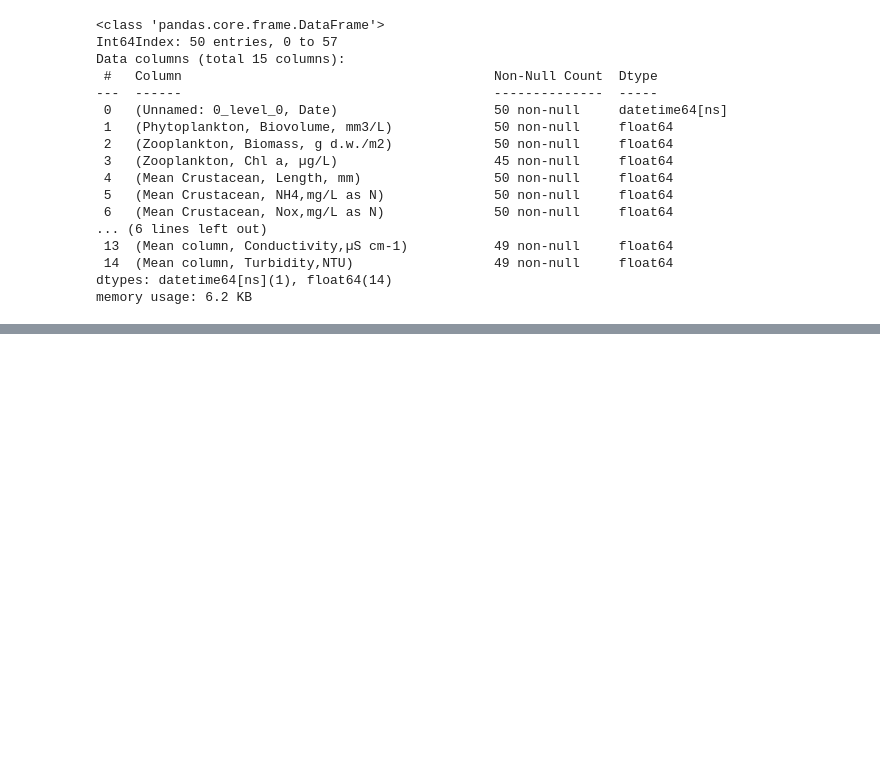
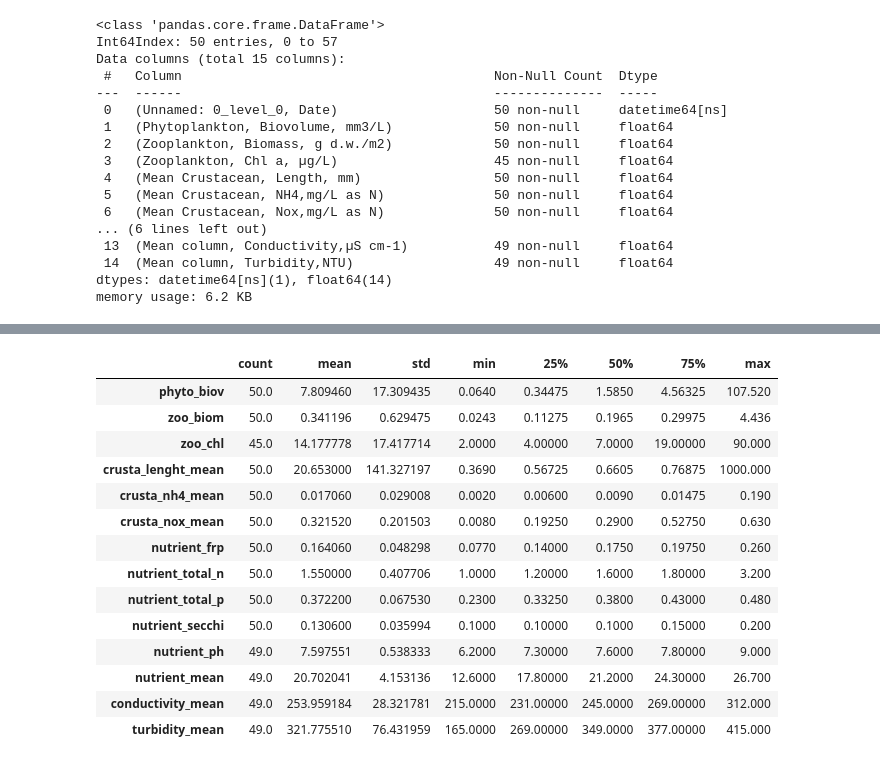
Before and after one commit to mezgoodle/ad_labs, a Jupyter notebook: docs/lab6/lab6.ipynb, the cells around one changed output, grey strips where cells are left out. Saved outputs shown, nothing was run; the diff lists cells and outputs as text; code cells hidden in the pictures; blank space fills up the shorter version.

```diff
--- a/docs/lab6/lab6.ipynb
+++ b/docs/lab6/lab6.ipynb
@@ -215,0 +239,18 @@ df.columns=['Date', 'phyto_biov', 'zoo_biom', 'zoo_chl', 'crusta_lenght_mean',
+# %%
+df.describe().T
+# %% [output]
+|  | count | mean | std | min | 25% | 50% | 75% | max |
+| phyto_biov | 50.0 | 7.809460 | 17.309435 | 0.0640 | 0.34475 | 1.5850 | 4.56325 | 107.520 |
+| zoo_biom | 50.0 | 0.341196 | 0.629475 | 0.0243 | 0.11275 | 0.1965 | 0.29975 | 4.436 |
+| zoo_chl | 45.0 | 14.177778 | 17.417714 | 2.0000 | 4.00000 | 7.0000 | 19.00000 | 90.000 |
+| crusta_lenght_mean | 50.0 | 20.653000 | 141.327197 | 0.3690 | 0.56725 | 0.6605 | 0.76875 | 1000.000 |
+| crusta_nh4_mean | 50.0 | 0.017060 | 0.029008 | 0.0020 | 0.00600 | 0.0090 | 0.01475 | 0.190 |
+| crusta_nox_mean | 50.0 | 0.321520 | 0.201503 | 0.0080 | 0.19250 | 0.2900 | 0.52750 | 0.630 |
+| nutrient_frp | 50.0 | 0.164060 | 0.048298 | 0.0770 | 0.14000 | 0.1750 | 0.19750 | 0.260 |
+| nutrient_total_n | 50.0 | 1.550000 | 0.407706 | 1.0000 | 1.20000 | 1.6000 | 1.80000 | 3.200 |
+| nutrient_total_p | 50.0 | 0.372200 | 0.067530 | 0.2300 | 0.33250 | 0.3800 | 0.43000 | 0.480 |
+| nutrient_secchi | 50.0 | 0.130600 | 0.035994 | 0.1000 | 0.10000 | 0.1000 | 0.15000 | 0.200 |
+| nutrient_ph | 49.0 | 7.597551 | 0.538333 | 6.2000 | 7.30000 | 7.6000 | 7.80000 | 9.000 |
+| nutrient_mean | 49.0 | 20.702041 | 4.153136 | 12.6000 | 17.80000 | 21.2000 | 24.30000 | 26.700 |
+| conductivity_mean | 49.0 | 253.959184 | 28.321781 | 215.0000 | 231.00000 | 245.0000 | 269.00000 | 312.000 |
+| turbidity_mean | 49.0 | 321.775510 | 76.431959 | 165.0000 | 269.00000 | 349.0000 | 377.00000 | 415.000 |
```
Also changed, not shown: parts of 9 cells of this notebook.
